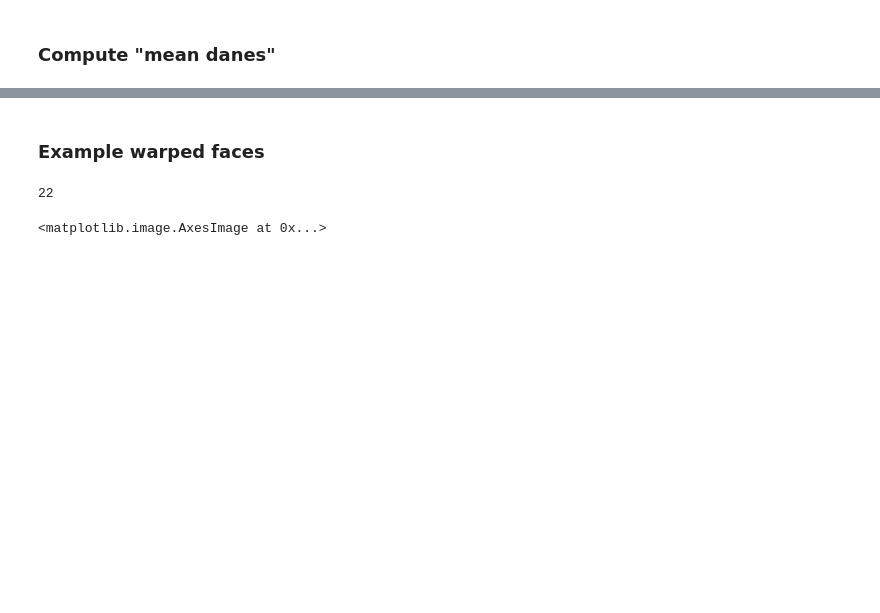
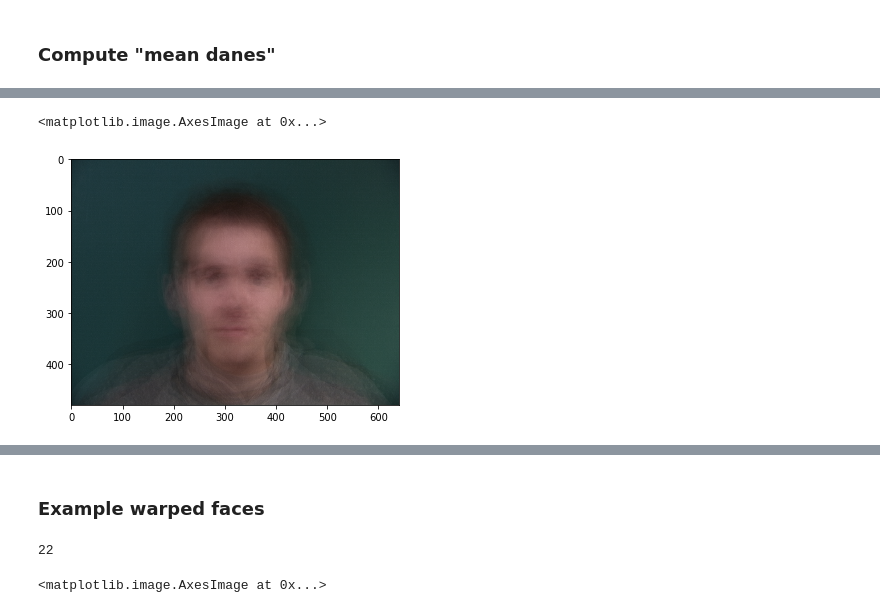
Before and after one commit to aprilsin/cs194-proj3, a Jupyter notebook: CS194 Proj3.ipynb, the cells around one changed output, grey strips where cells are left out. Drawn from its saved outputs; the diff is of its cells as text; code cells hidden in the pictures; blank space fills up the shorter version.

```diff
--- a/CS194 Proj3.ipynb
+++ b/CS194 Proj3.ipynb
@@ -231,2 +248,8 @@ io.imshow(mean_img)
 [figure]
+# %%
+direct_avg = pop.direct_avg(all_imgs)
+io.imshow(direct_avg)
+# %% [output]
+<matplotlib.image.AxesImage at 0x...>
+[figure, added]
 # %%
```
Also changed, not shown: parts of 7 cells of this notebook, 7 other files.
